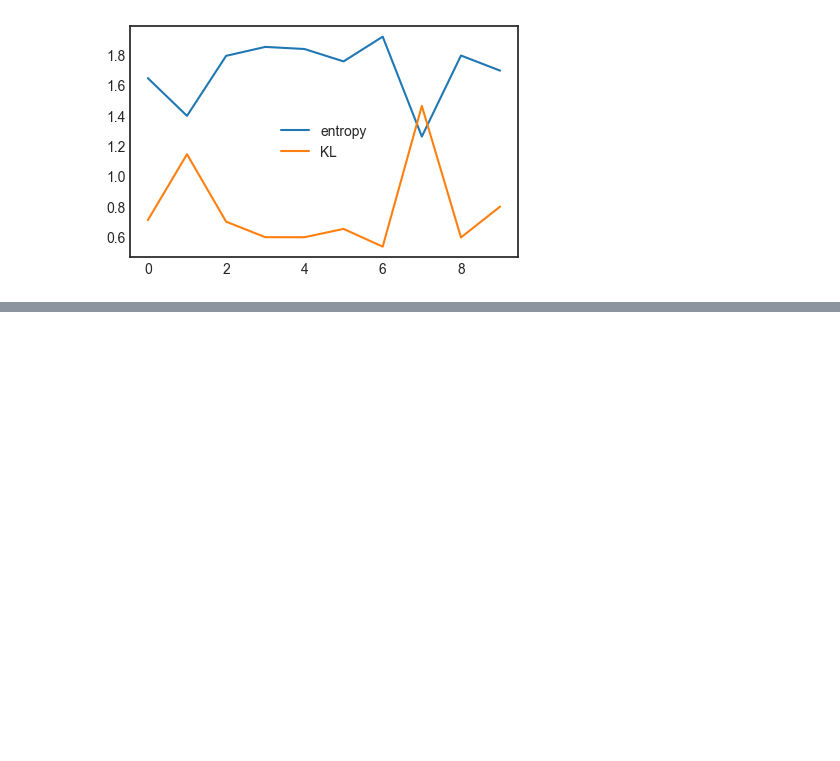
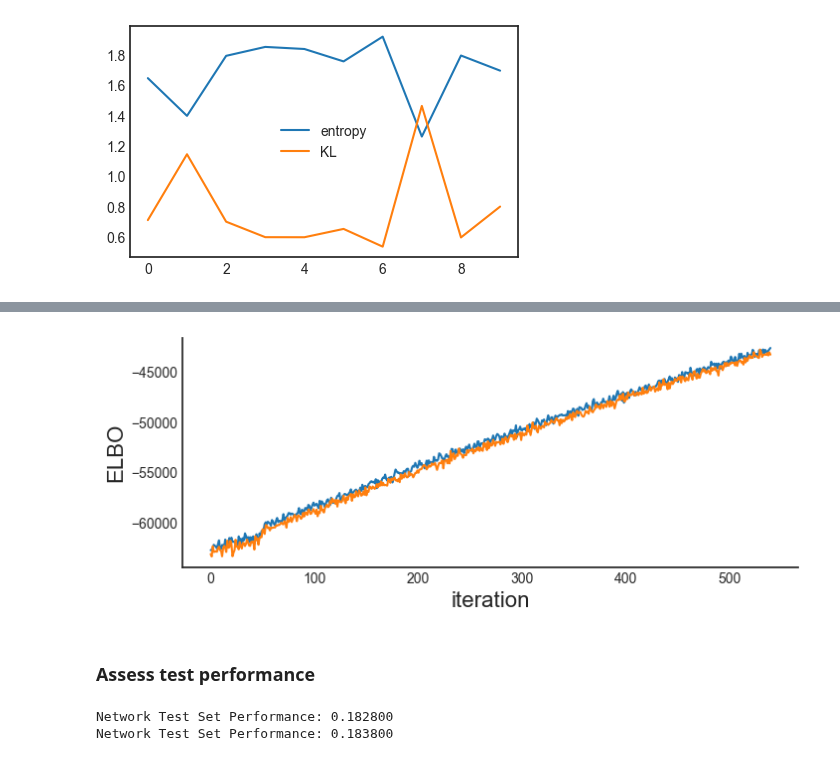
Before and after one commit to chongguo/ADVI-pymc3-Fashion-MNIST, a Jupyter notebook: ek_sandbox/BBB_active_learning.ipynb, the cells around one changed output, grey strips where cells are left out. Saved outputs shown, nothing was run; the diff lists cells and outputs as text; code cells hidden in the pictures; blank space fills up the shorter version.

Commit message:
update active learning

```diff
--- a/ek_sandbox/BBB_active_learning.ipynb
+++ b/ek_sandbox/BBB_active_learning.ipynb
@@ -515,0 +643,25 @@ f.suptitle("Example BBB Classification",fontsize=fontsize+4);
+# %%
+# %load bbb_nn.py
+def construct_nn_active_learning(ann_input, ann_output, n_input, n_output, n_hidden=128):
+
+    # Initialize random weights between each layer
+    init_w_1 = np.random.randn(n_input, n_hidden).astype(theano.config.floatX)
+    init_out = np.random.randn(n_hidden,n_output).astype(theano.config.floatX)
+
+    with pm.Model() as neural_network:
+        # Weights from input to hidden layer
+        w_0_1 = pm.Normal('w_0_1', 0, sd=1, shape=(n_input, n_hidden), testval=init_w_1)
+
+        # Weights from hidden layer to output
+        w_1_out = pm.Normal('w_2_out', 0, sd=1,shape=(n_hidden,n_output),testval=init_out)
+
+        # Build neural-network using tanh activation function
+        act_1 = pm.Deterministic('act_1',var=pm.math.tanh(pm.math.dot(ann_input,w_0_1)))#+b_1))
+
+        # Softmax is required at last layer
+        act_out = pm.Deterministic('act_out',var=tt.nnet.softmax(pm.math.dot(act_1,w_1_out)))
+
+        # Classification
+        out = pm.Categorical('out',act_out,observed=ann_output)
+
+    return neural_network
@@ -515,0 +790,16 @@ f.suptitle("Example BBB Classification",fontsize=fontsize+4);
+# %%
+elbo_1 = -advi_control.hist
+elbo_2 = -advi_active.hist
+
+figsize = (8,3); fontsize = 16;
+f, ax = plt.subplots(1,1,figsize=figsize);
+
+ax.plot(elbo_1,label='control')
+ax.plot(elbo_2,label='active')
+ax.set_ylabel('ELBO',fontsize=fontsize)
+ax.set_xlabel('iteration',fontsize=fontsize);
+sns.despine();
+# %% [output]
+[figure, added]
+# %% [markdown]
+### Assess test performance
@@ -515,0 +829,13 @@ f.suptitle("Example BBB Classification",fontsize=fontsize+4);
+# %%
+# Prediction is mode of each
+test_y_pred_control = mode(ppc_test_control['out'], axis=0).mode[0,:]
+test_y_pred_active = mode(ppc_test_active['out'], axis=0).mode[0,:]
+
+
+mean_test_perf = np.mean(test_y_pred_control==y_test)
+print("Network Test Set Performance Control: {:f}".format(mean_test_perf))
+mean_test_perf = np.mean(test_y_pred_active==y_test)
+print("Network Test Set Performance Active Learning: {:f}".format(mean_test_perf))
+# %% [output]
+Network Test Set Performance: 0.182800
+Network Test Set Performance: 0.183800
```
Also changed, not shown: parts of 20 cells of this notebook.
